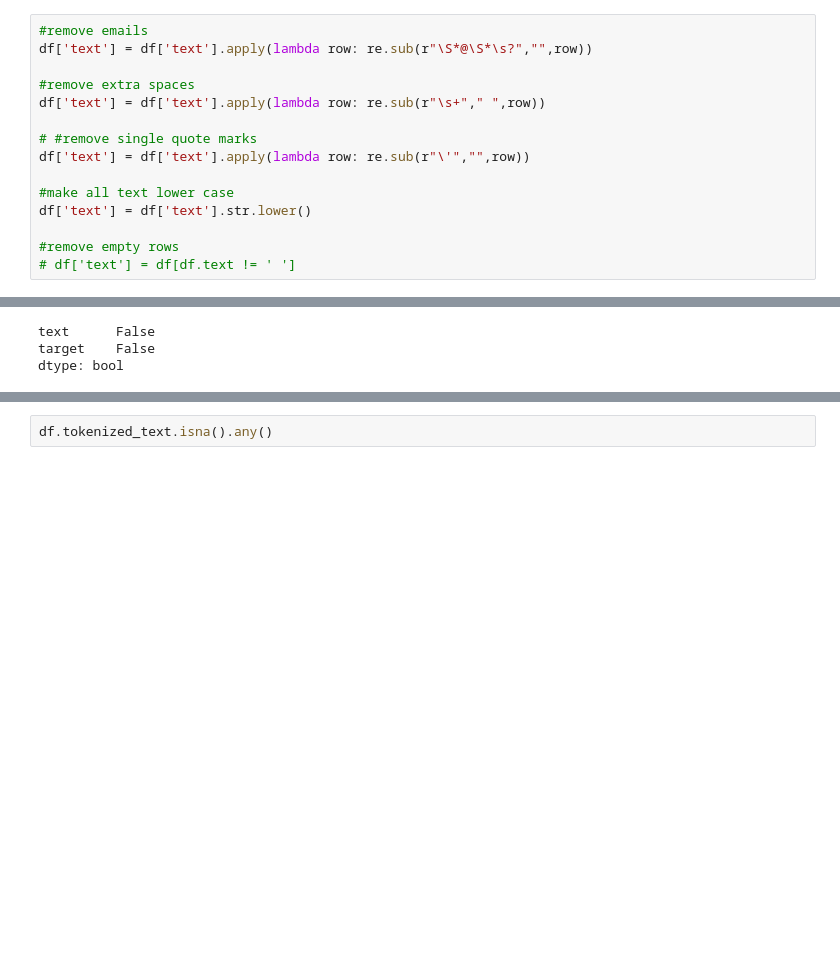
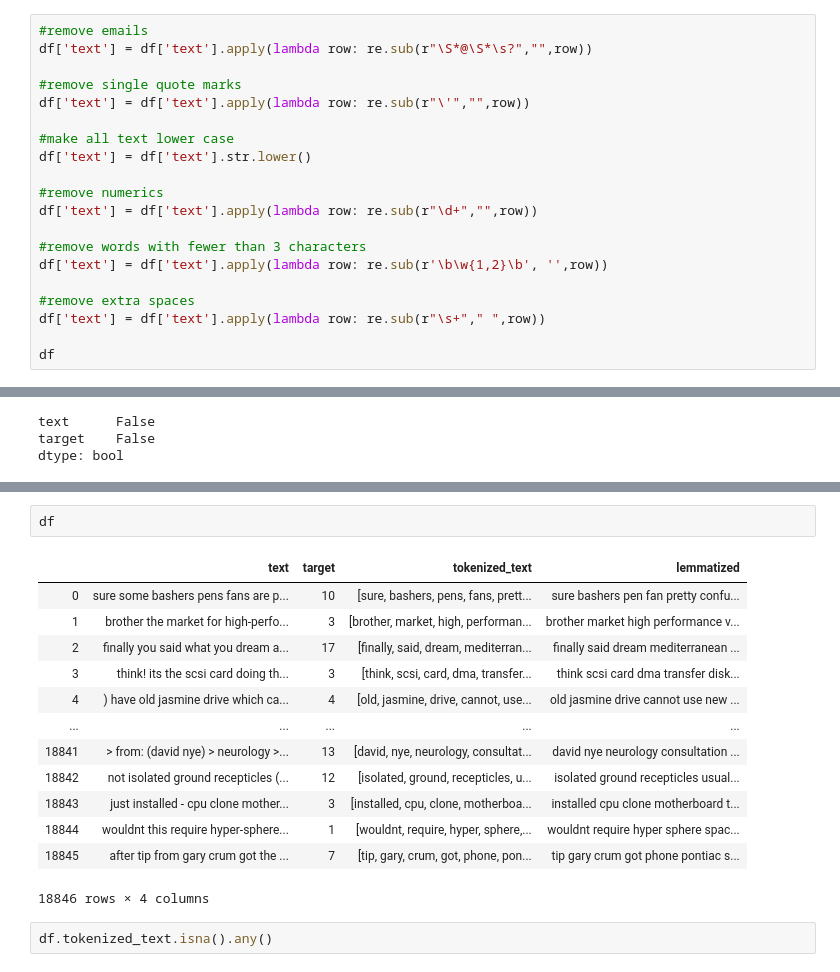
Before and after one commit to joekryan/NLP_Project, a Jupyter notebook: Workbook1.ipynb, the cells around one changed output, grey strips where cells are left out. Saved outputs shown, nothing was run; the diff lists cells and outputs as text; blank space fills up the shorter version.

```diff
--- a/Workbook1.ipynb
+++ b/Workbook1.ipynb
@@ -114,14 +178,19 @@ df['target'].hist(bins=df.target.nunique())
 #remove emails
 df['text'] = df['text'].apply(lambda row: re.sub(r"\S*@\S*\s?","",row))
 
-#remove extra spaces
-df['text'] = df['text'].apply(lambda row: re.sub(r"\s+"," ",row))
-
-# #remove single quote marks
+#remove single quote marks
 df['text'] = df['text'].apply(lambda row: re.sub(r"\'","",row))
 
 #make all text lower case
 df['text'] = df['text'].str.lower()
 
-#remove empty rows
-# df['text'] = df[df.text != ' ']
+#remove numerics
+df['text'] = df['text'].apply(lambda row: re.sub(r"\d+","",row))
+
+#remove words with fewer than 3 characters
+df['text'] = df['text'].apply(lambda row: re.sub(r'\b\w{1,2}\b', '',row))
+
+#remove extra spaces
+df['text'] = df['text'].apply(lambda row: re.sub(r"\s+"," ",row))
+
+df
@@ -162,3 +245,19 @@ df.sample(5)
+# %%
+df
+# %% [output]
+|  | text | target | tokenized_text | lemmatized |
+| 0 | sure some bashers pens fans are p... | 10 | [sure, bashers, pens, fans, prett... | sure bashers pen fan pretty confu... |
+| 1 | brother the market for high-perfo... | 3 | [brother, market, high, performan... | brother market high performance v... |
+| 2 | finally you said what you dream a... | 17 | [finally, said, dream, mediterran... | finally said dream mediterranean ... |
+| 3 | think! its the scsi card doing th... | 3 | [think, scsi, card, dma, transfer... | think scsi card dma transfer disk... |
+| 4 | ) have old jasmine drive which ca... | 4 | [old, jasmine, drive, cannot, use... | old jasmine drive cannot use new ... |
+| ... | ... | ... | ... | ... |
+| 18841 | > from: (david nye) > neurology >... | 13 | [david, nye, neurology, consultat... | david nye neurology consultation ... |
+| 18842 | not isolated ground recepticles (... | 12 | [isolated, ground, recepticles, u... | isolated ground recepticles usual... |
+| 18843 | just installed - cpu clone mother... | 3 | [installed, cpu, clone, motherboa... | installed cpu clone motherboard t... |
+| 18844 | wouldnt this require hyper-sphere... | 1 | [wouldnt, require, hyper, sphere,... | wouldnt require hyper sphere spac... |
+| 18845 | after tip from gary crum got the ... | 7 | [tip, gary, crum, got, phone, pon... | tip gary crum got phone pontiac s... |
+18846 rows × 4 columns
 # %%
 df.tokenized_text.isna().any()
 # %% [output]
```
Also changed, not shown: parts of 24 cells of this notebook, 5 other files.
